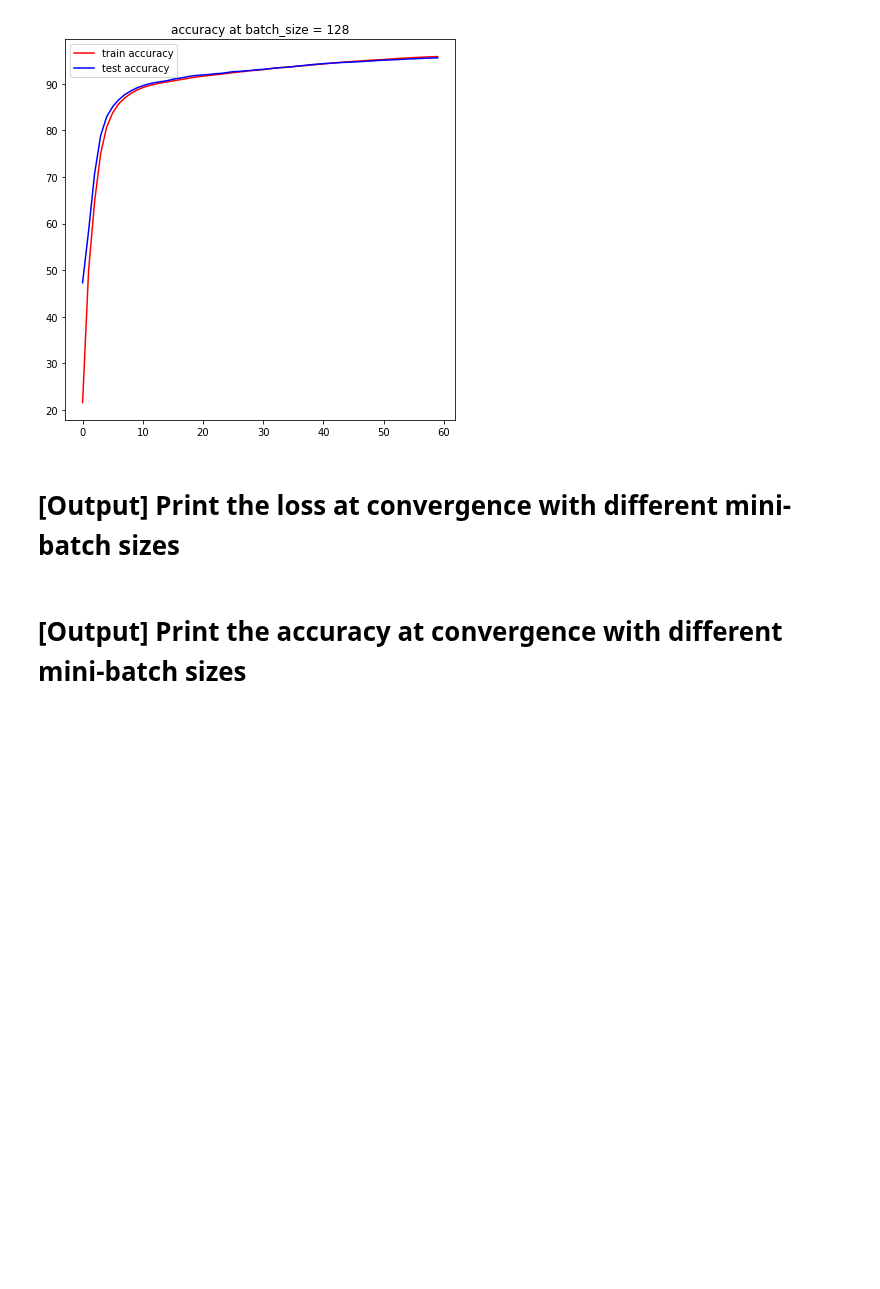
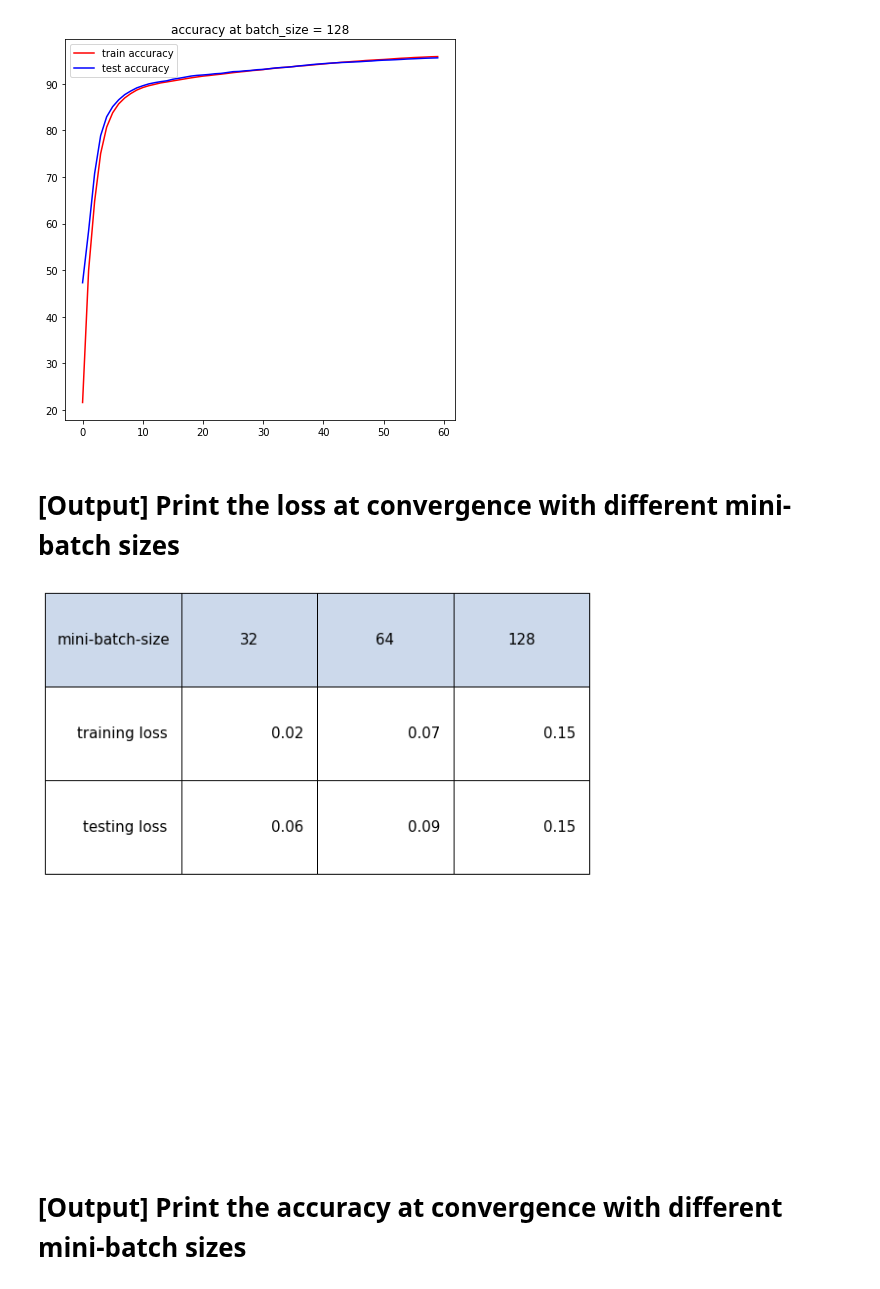
Before and after one commit to thdgmltjd123/MLProject, a Jupyter notebook: Assignment09_20150711.ipynb, the cells around one changed output. Saved outputs shown, nothing was run; the diff lists cells and outputs as text; code cells hidden in the pictures; blank space fills up the shorter version.

Commit message:
Print the loss at convergence with different mini-batch sizes

```diff
--- a/Assignment09_20150711.ipynb
+++ b/Assignment09_20150711.ipynb
@@ -225,16 +225,22 @@ plt.show()
 # **[Output] Print the loss at convergence with different mini-batch sizes**
 # %%
 columns = ["mini-batch-size","32","64","128"]
-cellText = [["training loss", batch_train_loss[0][-1],
-             batch_train_loss[1][-1], batch_train_loss[2][-1]],
-            ["testing loss", batch_test_loss[0][-1],
-             batch_test_loss[1][-1], batch_test_loss[2][-1]]]
+cellText = [["training loss", round(batch_train_loss[0][-1],2),
+             round(batch_train_loss[1][-1],2), round(batch_train_loss[2][-1],2)],
+            ["testing loss", round(batch_test_loss[0][-1],2),
+             round(batch_test_loss[1][-1],2), round(batch_test_loss[2][-1],2)]]
 colors = ["#ccd9eb","#ccd9eb","#ccd9eb","#ccd9eb"]
-fig, ax = plt.subplots(figsize = (9,7))
+fig, ax = plt.subplots(figsize = (5,5))
+plt.axis("off")
 table = ax.table(cellText = cellText,
                  colLabels = columns,
                  colColours = colors,
-                 fontsize = 20)
+                 loc = "top",
+                 )
+table.set_fontsize(100)
+table.scale(2,8)
+# %% [output]
+[figure, added]
 # %% [markdown]
 # **[Output] Print the accuracy at convergence with different mini-batch sizes**
 # %%
```
Also changed, not shown: parts of 1 cell of this notebook.
